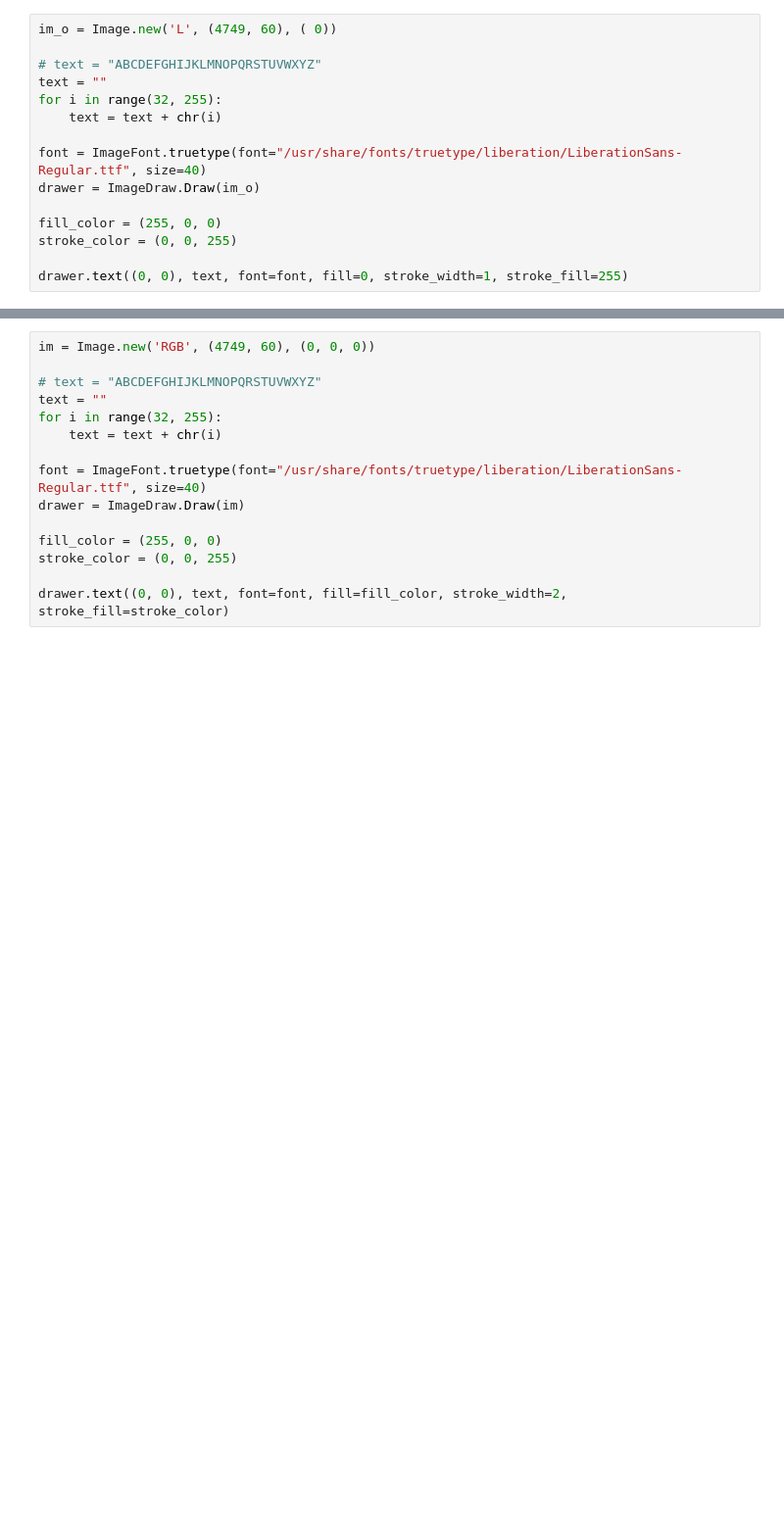
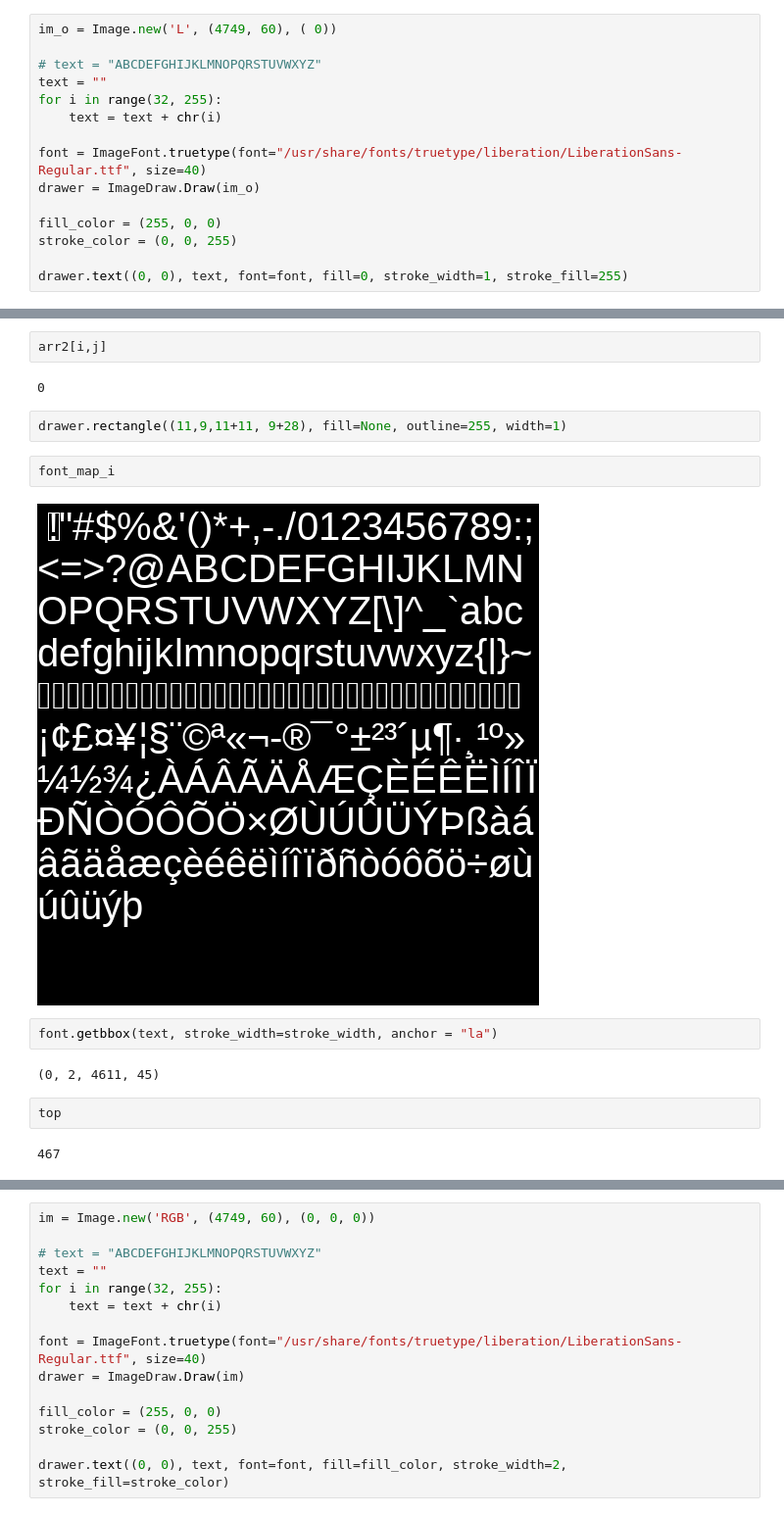
Before and after one commit to meysamshahbazi/cuda-font, a Jupyter notebook: Untitled.ipynb, the cells around one changed output, grey strips where cells are left out. Shown at 98% size. Cells and saved outputs as stored; diff of their text form; blank space fills up the shorter version.

```diff
--- a/Untitled.ipynb
+++ b/Untitled.ipynb
@@ -37,0 +156,18 @@ im_o
+# %%
+arr2[i,j]
+# %% [output]
+0
+# %%
+drawer.rectangle((11,9,11+11, 9+28), fill=None, outline=255, width=1)
+# %%
+font_map_i
+# %% [output]
+[figure, added]
+# %%
+font.getbbox(text, stroke_width=stroke_width, anchor = "la")
+# %% [output]
+(0, 2, 4611, 45)
+# %%
+top
+# %% [output]
+467
```
Also changed, not shown: parts of 38 cells of this notebook, 6 other files.
